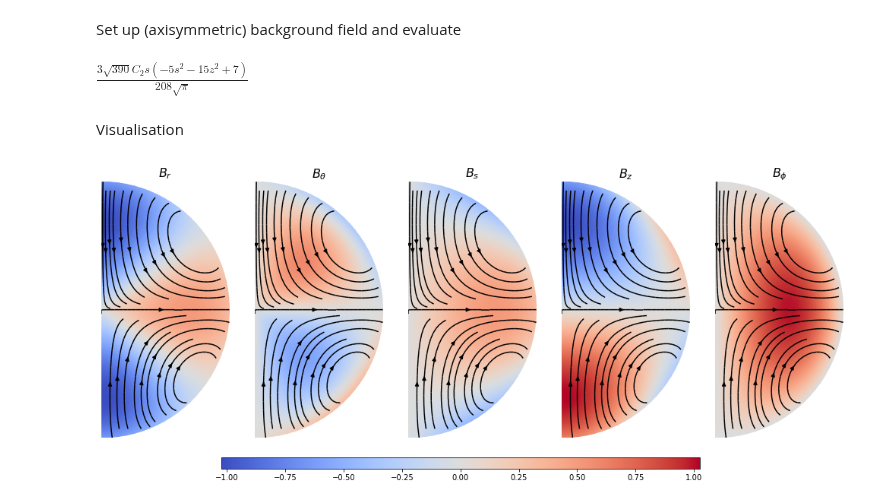
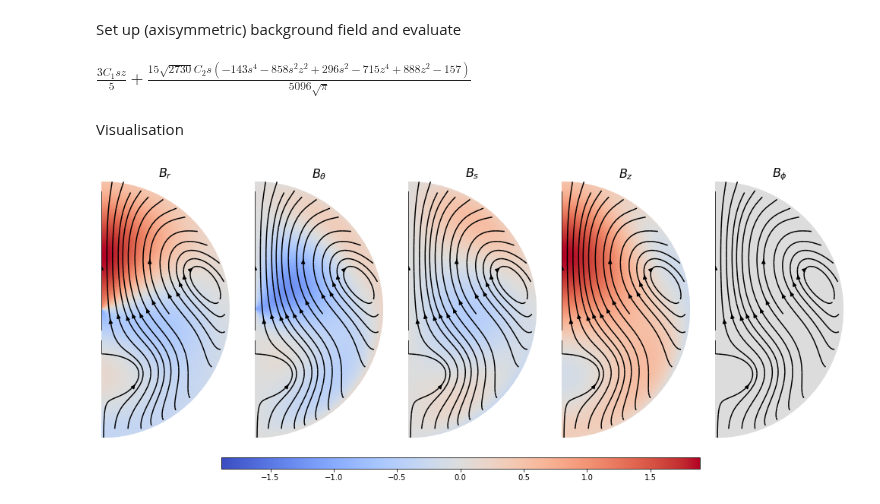
Before and after one commit to GentleMin/PlesioGeostroPy, a Jupyter notebook: Background_design.ipynb, the cells around one changed output. Saved outputs shown, nothing was run; the diff lists cells and outputs as text; code cells hidden in the pictures.

```diff
--- a/Background_design.ipynb
+++ b/Background_design.ipynb
@@ -537,13 +537,16 @@ s_vec_mesh, z_vec_mesh = np.meshgrid(s_vec, z_vec)
 # %% [markdown]
 Set up (axisymmetric) background field and evaluate
 # %%
-bg_comps = [bg_fields.Background_T1(), bg_fields.Background_S_l2_n2()]
+C1, C2 = sym.symbols('C_1, C_2')
+
+# bg_comps = [bg_fields.Background_T1(), bg_fields.Background_S_l2_n1()]
+bg_comps = [bg_fields.Background_S1(), bg_fields.Background_S2()]
 for bg_comp in bg_comps:
     params = {bg_comp.params[i_key]: bg_comp.params_ref[0][i_key] for i_key in range(len(bg_comp.params))}
     bg_comp.subs(params, inplace=True)
 
 bg = C1*bg_comps[0] + C2*bg_comps[1]
-params = {C1: 1, C2: 1}
+params = {C1: 1, C2: 1/8}
 
 # bg = bg_fields.Background_T2()
 # params = {bg.params[i_key]: bg.params_ref[0][i_key] for i_key in range(len(bg.params))}
@@ -558,7 +561,7 @@ bg_B['t'] = np.cos(t_mesh)*bg_B['s'] - np.sin(t_mesh)*bg_B['z']
 # %%
 bg.B0_val[0]
 # %% [output]
-$\displaystyle \frac{3 \sqrt{390} C_{2} s \left(- 5 s^{2} - 15 z^{2} + 7\right)}{208 \sqrt{\pi}}$
+$\displaystyle \frac{3 C_{1} s z}{5} + \frac{15 \sqrt{2730} C_{2} s \left(- 143 s^{4} - 858 s^{2} z^{2} + 296 s^{2} - 715 z^{4} + 888 z^{2} - 157\right)}{5096 \sqrt{\pi}}$
 # %% [markdown]
 Visualisation
 # %%
@@ -566,7 +569,7 @@ plot_fields = [['r', 't', 's', 'z', 'p'],]
 plot_fnames = [[r"$B_r$", r"$B_\theta$", r"$B_s$", r"$B_z$", r"$B_\phi$"],]
 
 save_name = './out/eigen/T1_SL2N1_std/bg_B_S1_T2_uscale'
-# save_name = None
+save_name = None
 override = False
 
 uniform_cmap = True
@@ -615,31 +618,31 @@ for i_r in range(nrows):
                 plt.colorbar(cm, ax=ax, orientation='horizontal')
 
         else:
             cm = ax.pcolormesh(s_mesh, z_mesh, field_plot, shading="gouraud", cmap="coolwarm", vmin=-weak_thresh, vmax=+weak_thresh)
             plt.colorbar(cm, ax=ax, orientation='horizontal')
 
         if force_lines:
             # ax.quiver(XX, YY, Bx_grid, By_grid, color='k', scale=10., scale_units='inches')
             ax.streamplot(XX, YY, Bx_grid, By_grid, color='k', density=1.0, minlength=.5)
 
         ax.set_title(plot_fnames[i_r][i_c], fontsize=16)
         ax.set_xlim([0, 1])
         ax.set_ylim([-1, 1])
         ax.set_aspect('equal', 'box')
         ax.axis("off")
 
 if uniform_cmap:
     fig.subplots_adjust(bottom=0.05)
     cbar_ax = fig.add_axes([0.25, 0.05, 0.5, 0.03])
     fig.colorbar(cm, cax=cbar_ax, orientation='horizontal')
 
 # plt.tight_layout()
 if save_name is not None:
     if os.path.exists(save_name + '.png') and not override:
         print("File exists... aborting...")
     else:
         plt.savefig(save_name + '.png', format="png", dpi=150, bbox_inches="tight")
 
 plt.show()
 # %% [output]
-[figure, old version]
+[figure, new version]
```
Also changed, not shown: 5 other files.
